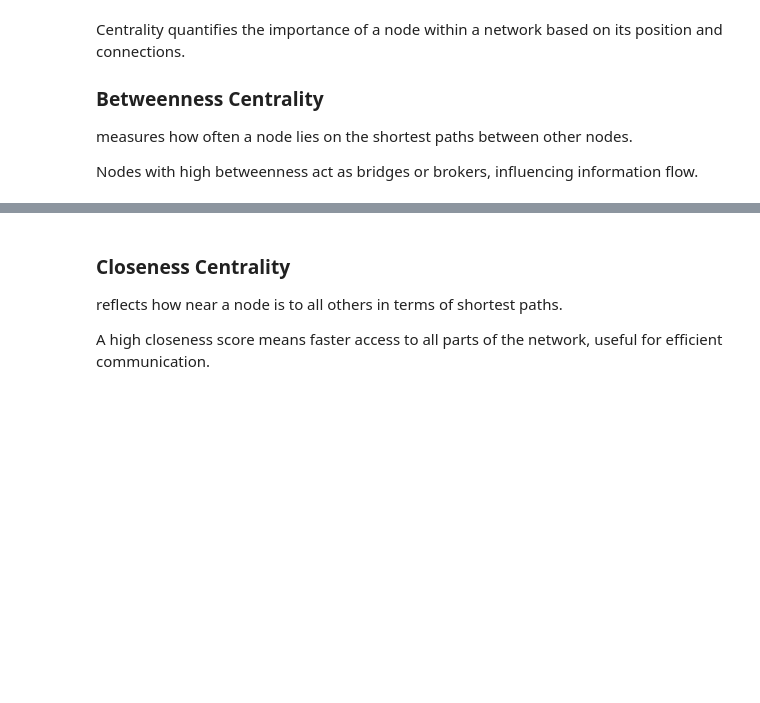
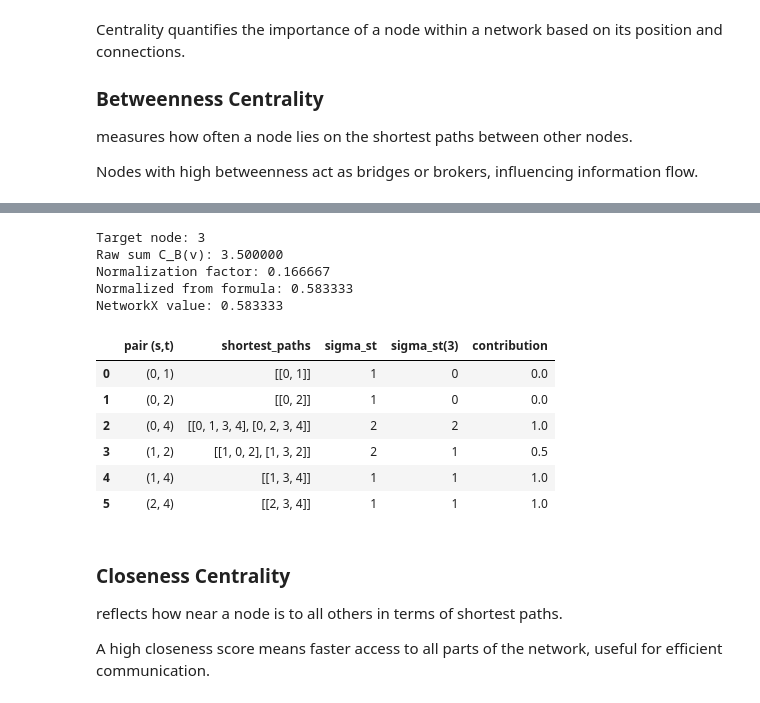
Before and after one commit to bgbg/ML-on-Graphs, a Jupyter notebook: 3_Advanced_Network_Properties.ipynb, the cells around one changed output, grey strips where cells are left out. Saved outputs shown, nothing was run; the diff lists cells and outputs as text; code cells hidden in the pictures; blank space fills up the shorter version.

```diff
--- a/3_Advanced_Network_Properties.ipynb
+++ b/3_Advanced_Network_Properties.ipynb
@@ -119,3 +139,58 @@ Text(0.5, 1.0, 'Betweenness Centrality')
+# %%
+from itertools import combinations
+
+# Recompute for the toy graph
+bet = nx.betweenness_centrality(T, normalized=True)
+
+# Deterministic target node
+target_node = 3
+
+n = T.number_of_nodes()
+all_other_nodes = [u for u in T.nodes() if u != target_node]
+
+rows = []
+raw_sum = 0.0
+for s, t in combinations(all_other_nodes, 2):
+    shortest_paths = list(nx.all_shortest_paths(T, source=s, target=t))
+
+    sigma_st = len(shortest_paths)
+    print(f'Shortest paths from {s} to {t} [{sigma_st}]: {shortest_paths}')
+    sigma_st_v = sum(target_node in p[1:-1] for p in shortest_paths)  # internal only
+    contrib = sigma_st_v / sigma_st
+    raw_sum += contrib
+    rows.append(
+        {
+            "pair (s,t)": (s, t),
+            "shortest_paths": shortest_paths,
+            "sigma_st": sigma_st,
+            f"sigma_st({target_node})": sigma_st_v,
+            "contribution": contrib,
+        }
+    )
+
+norm_factor = 2 / ((n - 1) * (n - 2))
+normalized_from_formula = norm_factor * raw_sum
+
+print(f"Target node: {target_node}")
+print(f"Raw sum C_B(v): {raw_sum:.6f}")
+print(f"Normalization factor: {norm_factor:.6f}")
+print(f"Normalized from formula: {normalized_from_formula:.6f}")
+print(f"NetworkX value: {bet[target_node]:.6f}")
+
+pd.DataFrame(rows)
+# %% [output]
+Target node: 3
+Raw sum C_B(v): 3.500000
+Normalization factor: 0.166667
+Normalized from formula: 0.583333
+NetworkX value: 0.583333
+|  | pair (s,t) | shortest_paths | sigma_st | sigma_st(3) | contribution |
+| 0 | (0, 1) | [[0, 1]] | 1 | 0 | 0.0 |
+| 1 | (0, 2) | [[0, 2]] | 1 | 0 | 0.0 |
+| 2 | (0, 4) | [[0, 1, 3, 4], [0, 2, 3, 4]] | 2 | 2 | 1.0 |
+| 3 | (1, 2) | [[1, 0, 2], [1, 3, 2]] | 2 | 1 | 0.5 |
+| 4 | (1, 4) | [[1, 3, 4]] | 1 | 1 | 1.0 |
+| 5 | (2, 4) | [[2, 3, 4]] | 1 | 1 | 1.0 |
 # %% [markdown]
 
 ### **Closeness Centrality**
```
Also changed, not shown: parts of 9 cells of this notebook.
